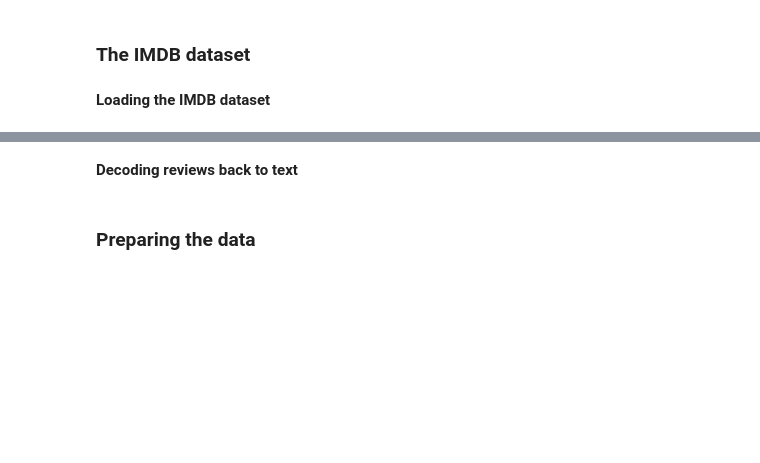
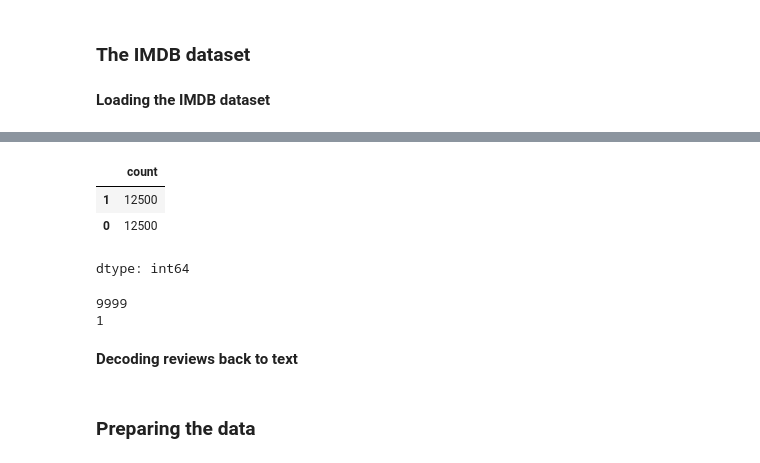
Before and after one commit to mhkim22/DeepLearning-for-AI, a Jupyter notebook: chapter04_getting-started-with-neural-networks.ipynb, the cells around one changed output, grey strips where cells are left out. Cells and saved outputs as stored; diff of their text form; code cells hidden in the pictures; blank space fills up the shorter version.

```diff
--- a/chapter04_getting-started-with-neural-networks.ipynb
+++ b/chapter04_getting-started-with-neural-networks.ipynb
@@ -25,3 +42,32 @@ max([max(sequence) for sequence in train_data])
+# %%
+import pandas as pd
+pd.Series(train_labels).value_counts()
+# %% [output]
+|  | count |
+| 1 | 12500 |
+| 0 | 12500 |
+dtype: int64
+# %%
+print(max([max(sequence) for sequence in train_data]))
+print(min([min(sequence) for sequence in train_data]))
+
+
+'''
+즉, num_words=10000일 때:
+
+실제로 쓸 수 있는 단어 인덱스 범위는 1~9999 (9999개)
+
+0번은 보통 padding 용도로 예약되어 있고,
+
+2번은 OOV(사전에 없는 단어)로 할당되는 경우가 있음
+
+그러므로 최대 단어 인덱스가 9999라는 건 정확히 맞는 결과예요!
+
+
+'''
+# %% [output]
+9999
+1
 # %% [markdown]
 **Decoding reviews back to text**
 # %%
```
Also changed, not shown: parts of 33 cells of this notebook.
